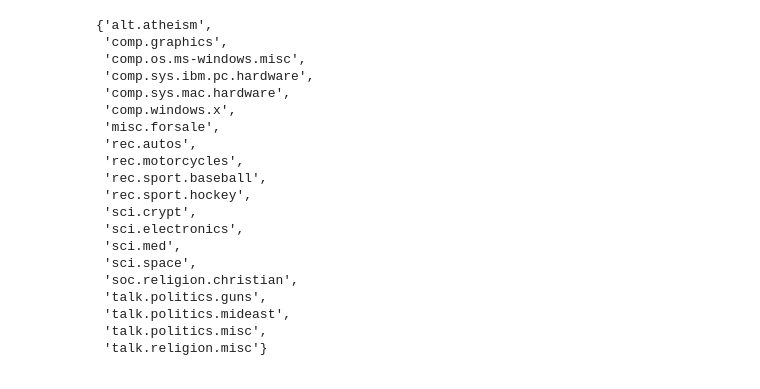
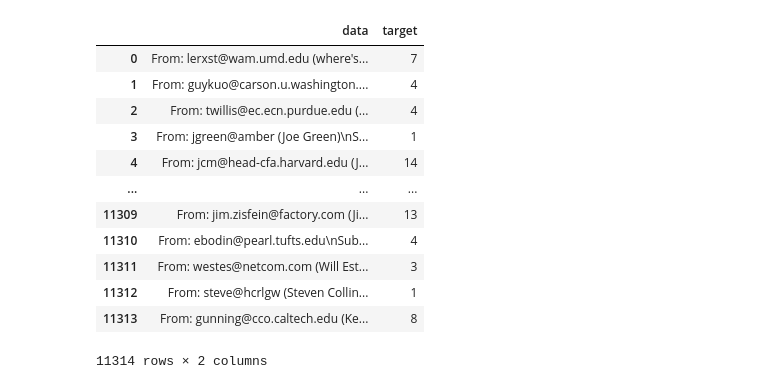
Before and after one commit to ProfAI/natural-language-processing, a Jupyter notebook: Text_Classification.ipynb, the cells around one changed output. Saved outputs shown, nothing was run; the diff lists cells and outputs as text; code cells hidden in the pictures.

```diff
--- a/Text_Classification.ipynb
+++ b/Text_Classification.ipynb
@@ -70,23 +13,26 @@ set(training_dataset['target_names'])
-# %%
-set(test_dataset['target_names'])
-# %% [output]
-{'alt.atheism',
- 'comp.graphics',
- 'comp.os.ms-windows.misc',
- 'comp.sys.ibm.pc.hardware',
- 'comp.sys.mac.hardware',
- 'comp.windows.x',
- 'misc.forsale',
- 'rec.autos',
- 'rec.motorcycles',
- 'rec.sport.baseball',
- 'rec.sport.hockey',
- 'sci.crypt',
- 'sci.electronics',
- 'sci.med',
- 'sci.space',
- 'soc.religion.christian',
- 'talk.politics.guns',
- 'talk.politics.mideast',
- 'talk.politics.misc',
- 'talk.religion.misc'}
+# %%
+dataset_training = pandas.DataFrame(
+    {'data':list(training_dataset['data']),
+     'target': list(training_dataset['target'])
+    })
+
+dataset_testing = pandas.DataFrame(
+    {'data':list(test_dataset['data']),
+     'target': list(test_dataset['target'])
+    })
+# %%
+dataset_training
+# %% [output]
+|  | data | target |
+| 0 | From: lerxst@wam.umd.edu (where's... | 7 |
+| 1 | From: guykuo@carson.u.washington.... | 4 |
+| 2 | From: twillis@ec.ecn.purdue.edu (... | 4 |
+| 3 | From: jgreen@amber (Joe Green)\nS... | 1 |
+| 4 | From: jcm@head-cfa.harvard.edu (J... | 14 |
+| ... | ... | ... |
+| 11309 | From: jim.zisfein@factory.com (Ji... | 13 |
+| 11310 | From: ebodin@pearl.tufts.edu\nSub... | 4 |
+| 11311 | From: westes@netcom.com (Will Est... | 3 |
+| 11312 | From: steve@hcrlgw (Steven Collin... | 1 |
+| 11313 | From: gunning@cco.caltech.edu (Ke... | 8 |
+11314 rows × 2 columns
```
Also changed, not shown: parts of 40 cells of this notebook, 6 other files.
